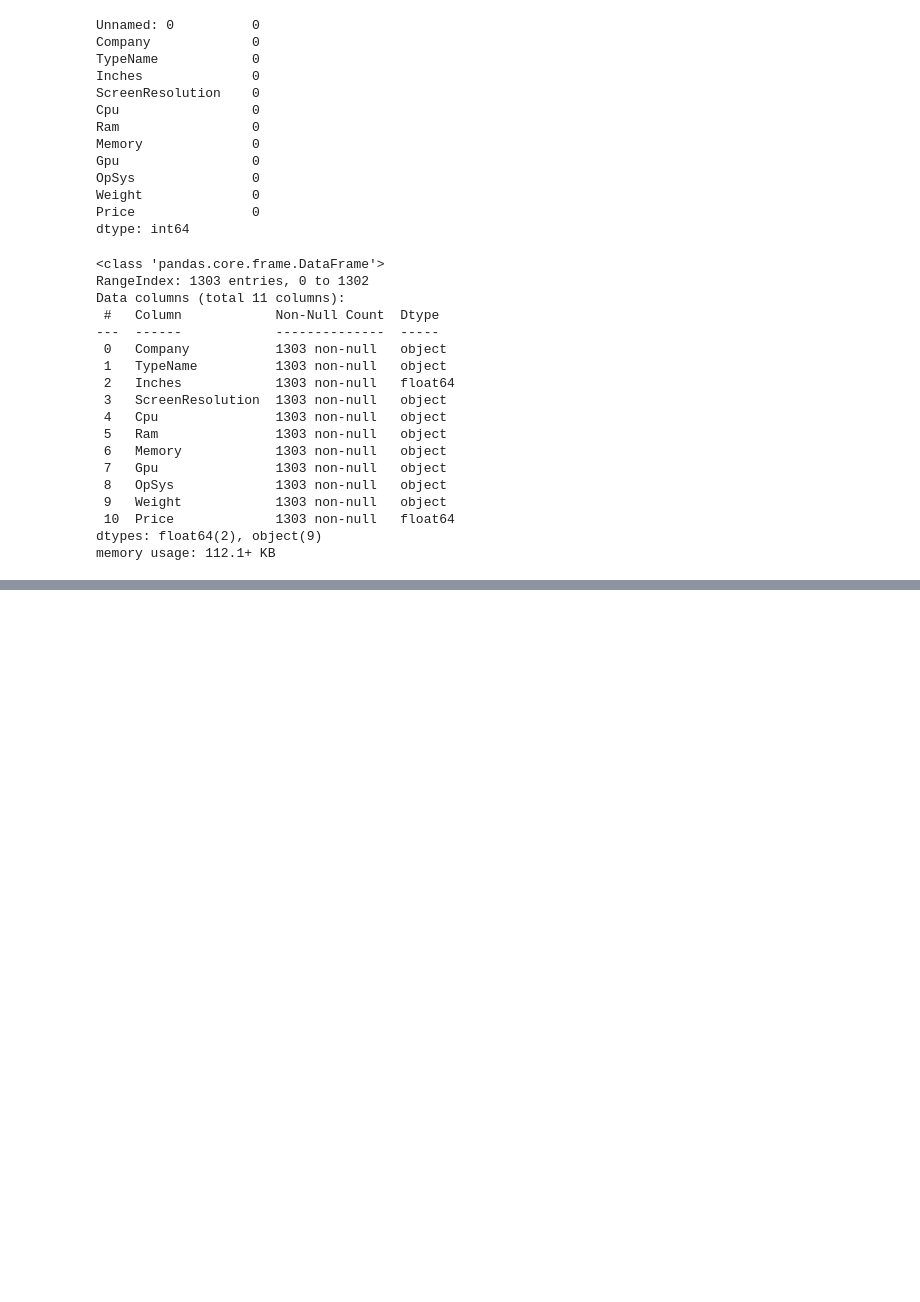
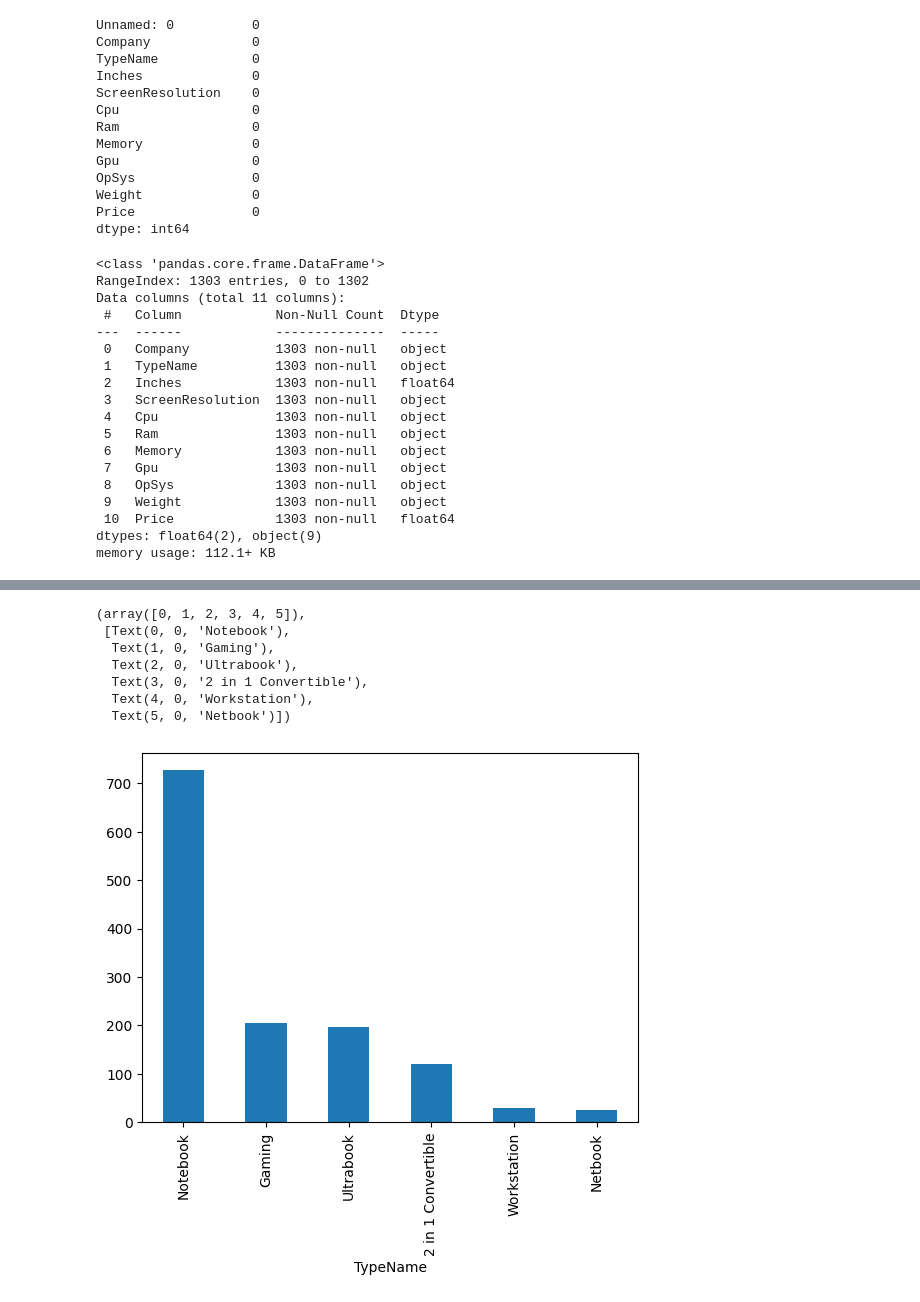
Before and after one commit to SandeepMuhal88/For_Docker_Lap_top_price_pridictor_01, a Jupyter notebook: model.ipynb, the cells around one changed output, grey strips where cells are left out. Cells and saved outputs as stored; diff of their text form; code cells hidden in the pictures; blank space fills up the shorter version.

```diff
--- a/model.ipynb
+++ b/model.ipynb
@@ -97,0 +151,12 @@ df.head()
+# %%
+df['TypeName'].value_counts().plot(kind='bar')
+plt.xticks(rotation='vertical')
+# %% [output]
+(array([0, 1, 2, 3, 4, 5]),
+ [Text(0, 0, 'Notebook'),
+  Text(1, 0, 'Gaming'),
+  Text(2, 0, 'Ultrabook'),
+  Text(3, 0, '2 in 1 Convertible'),
+  Text(4, 0, 'Workstation'),
+  Text(5, 0, 'Netbook')])
+[figure, added]
```
Also changed, not shown: parts of 20 cells of this notebook, 1 other file.
